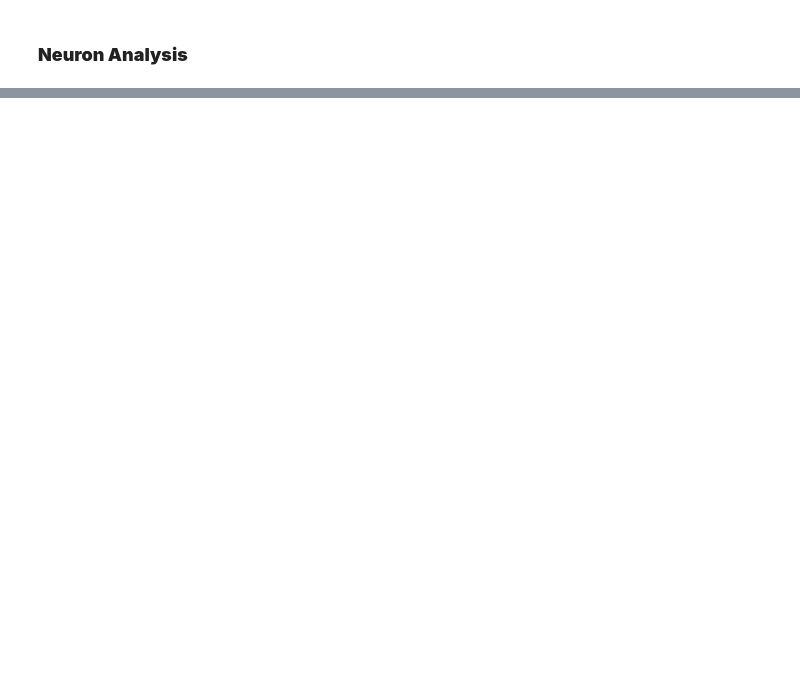
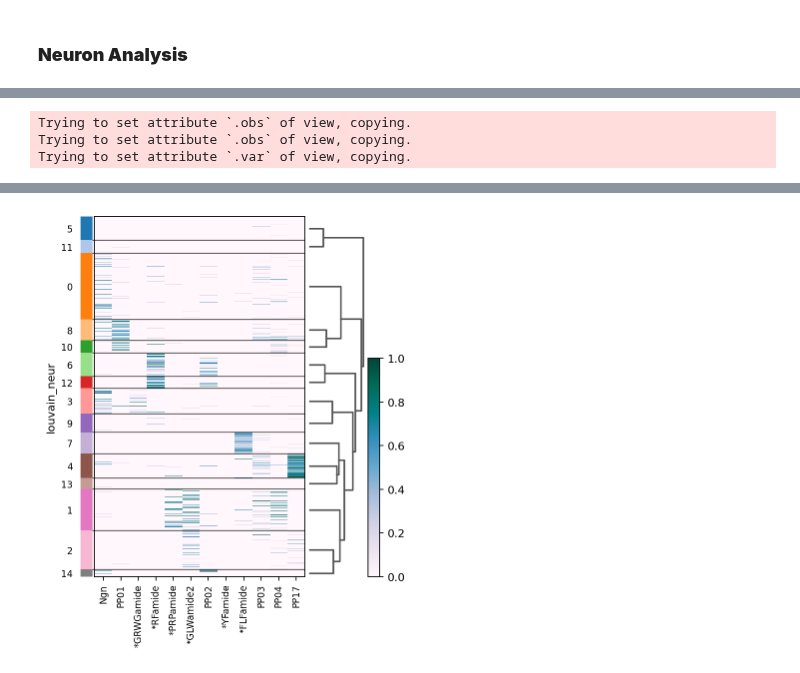
Before and after one commit to pachterlab/CWGFLHGCCHAP_2021, a Jupyter notebook: notebooks/cufflinksAnnosAnalysis.ipynb, the cells around one changed output, grey strips where cells are left out. Saved outputs shown, nothing was run; the diff lists cells and outputs as text; code cells hidden in the pictures; blank space fills up the shorter version.

```diff
--- a/notebooks/cufflinksAnnosAnalysis.ipynb
+++ b/notebooks/cufflinksAnnosAnalysis.ipynb
@@ -279,0 +349,40 @@ plt.show()
+# %%
+sc.tl.dendrogram(cuff_neurons,'louvain_neur',linkage_method='ward')
+cuff_neurons.uns['dendrogram_louvain_neur'] = cuff_neurons.uns["dendrogram_['louvain_neur']"]
+sc.tl.dendrogram(cuff_neurons,'louvain_neur_TRINITY',linkage_method='ward')
+cuff_neurons.uns['dendrogram_louvain_neur_TRINITY'] = cuff_neurons.uns["dendrogram_['louvain_neur_TRINITY']"]
+# %%
+#XLOC_042761 instead of TRINITY_DN20104_c0_g1_i1.mrna1
+topGenes = ['XLOC_030920','XLOC_035224',
+            'XLOC_040584','XLOC_019434','XLOC_042761','XLOC_017097',
+            'XLOC_021799','XLOC_041402','XLOC_004021','XLOC_008730',
+            'XLOC_014624','XLOC_030120']
+forPlotAdata = jelly_adata_raw[jelly_adata_raw.obs['cellRanger_louvain'].isin([31,26,6,9])]
+sc.pp.filter_cells(forPlotAdata, min_counts=0)
+sc.pp.filter_genes(forPlotAdata, min_counts=0)
+
+sc.pp.log1p(forPlotAdata)
+forPlotAdata = forPlotAdata[cuff_neurons.obs_names,:]
+forPlotAdata.obs['louvain_neur'] = cuff_neurons.obs['louvain_neur']
+forPlotAdata.obs['louvain_neur_TRINITY'] = cuff_neurons.obs['louvain_neur_TRINITY']
+
+forPlotAdata.uns['dendrogram_louvain_neur']  = cuff_neurons.uns['dendrogram_louvain_neur']
+forPlotAdata.uns['dendrogram_louvain_neur_TRINITY']  = cuff_neurons.uns['dendrogram_louvain_neur_TRINITY']
+
+neurons_sigTop = forPlotAdata[:,topGenes]
+
+#labels = [allGenes[i] for i in forPlot]
+labels = ['Ngn','PP01',
+          '*GRWGamide','*RFamide','*PRPamide','*GLWamide2',
+          'PP02','*YFamide','*FLFamide','PP03',
+          'PP04','PP17']
+neurons_sigTop.var['names'] = labels
+
+sc.set_figure_params(scanpy=True, fontsize=10)
+sc.pl.heatmap(neurons_sigTop, labels, groupby='louvain_neur', dendrogram=True,show_gene_labels=True,
+              gene_symbols = 'names',swap_axes=False,
+              cmap='PuBuGn',standard_scale='var',save='neuronMarkers.pdf')
+# %% [output]
+Trying to set attribute `.obs` of view, copying.
+Trying to set attribute `.obs` of view, copying.
+Trying to set attribute `.var` of view, copying.
@@ -279,0 +390 @@ plt.show()
+[figure, added]
```
Also changed, not shown: parts of 31 cells of this notebook.
